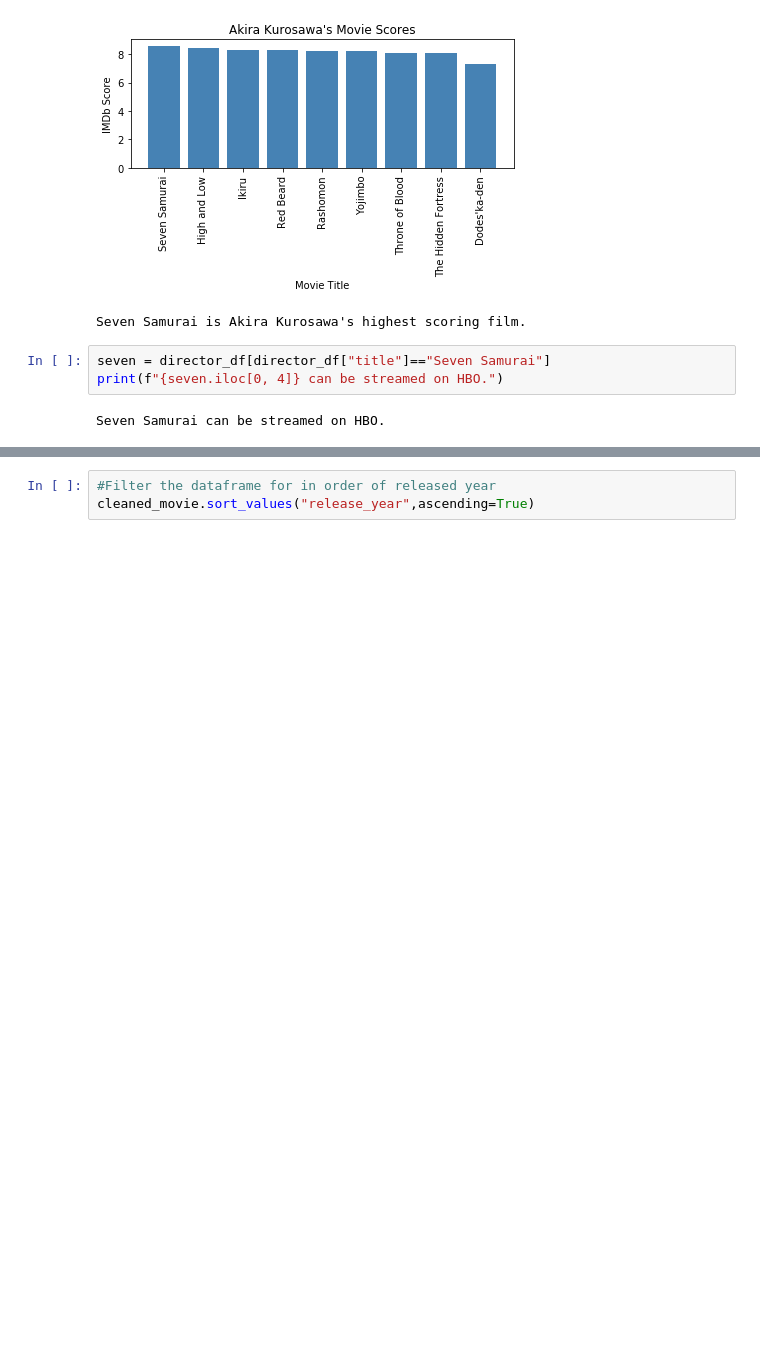
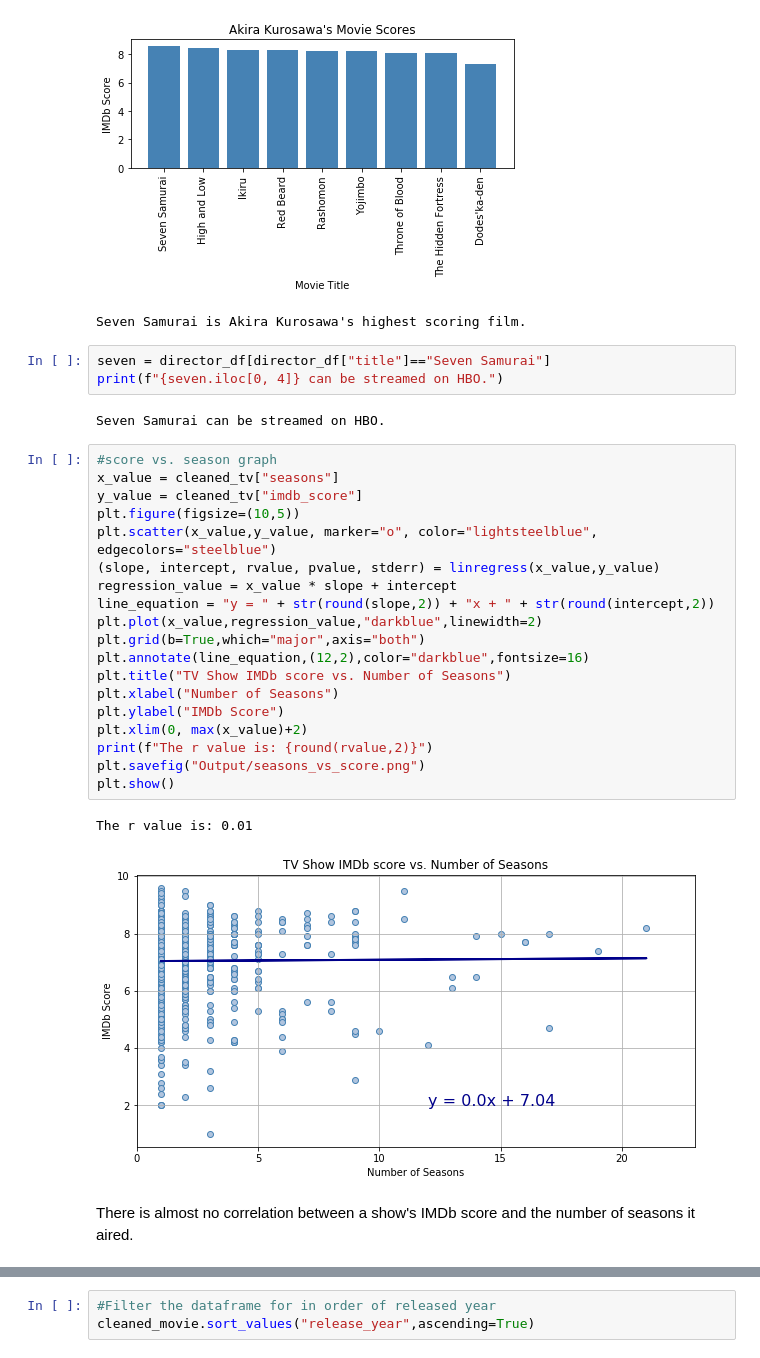
Before and after one commit to thn22/Eclipse__Rodeo2.0, a Jupyter notebook: Visualizations.ipynb, the cells around one changed output, grey strips where cells are left out. Drawn from its saved outputs; the diff is of its cells as text; blank space fills up the shorter version.

```diff
--- a/Visualizations.ipynb
+++ b/Visualizations.ipynb
@@ -250,3 +114,27 @@ seven = director_df[director_df["title"]=="Seven Samurai"]
 print(f"{seven.iloc[0, 4]} can be streamed on HBO.")
 # %% [output]
 Seven Samurai can be streamed on HBO.
+# %%
+#score vs. season graph
+x_value = cleaned_tv["seasons"]
+y_value = cleaned_tv["imdb_score"]
+plt.figure(figsize=(10,5))
+plt.scatter(x_value,y_value, marker="o", color="lightsteelblue", edgecolors="steelblue")
+(slope, intercept, rvalue, pvalue, stderr) = linregress(x_value,y_value)
+regression_value = x_value * slope + intercept
+line_equation = "y = " + str(round(slope,2)) + "x + " + str(round(intercept,2))
+plt.plot(x_value,regression_value,"darkblue",linewidth=2)
+plt.grid(b=True,which="major",axis="both")
+plt.annotate(line_equation,(12,2),color="darkblue",fontsize=16)
+plt.title("TV Show IMDb score vs. Number of Seasons")
+plt.xlabel("Number of Seasons")
+plt.ylabel("IMDb Score")
+plt.xlim(0, max(x_value)+2)
+print(f"The r value is: {round(rvalue,2)}")
+plt.savefig("Output/seasons_vs_score.png")
+plt.show()
+# %% [output]
+The r value is: 0.01
+[figure, added]
+# %% [markdown]
+There is almost no correlation between a show's IMDb score and the number of seasons it aired.
```
Also changed, not shown: parts of 47 cells of this notebook, 6 other files.
